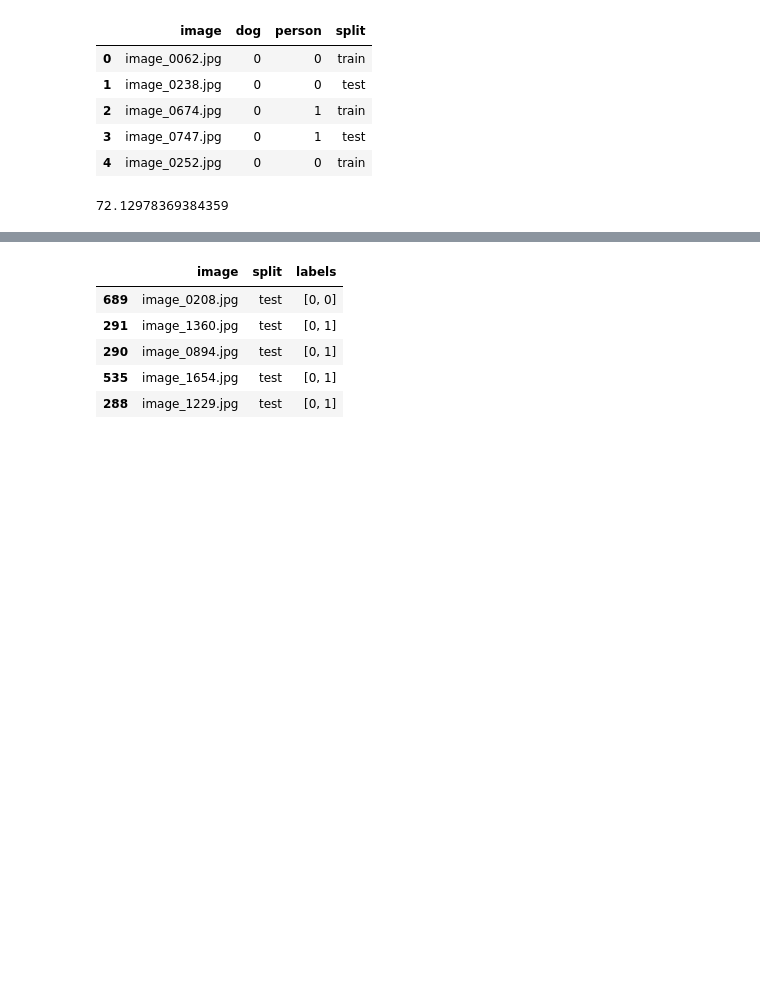
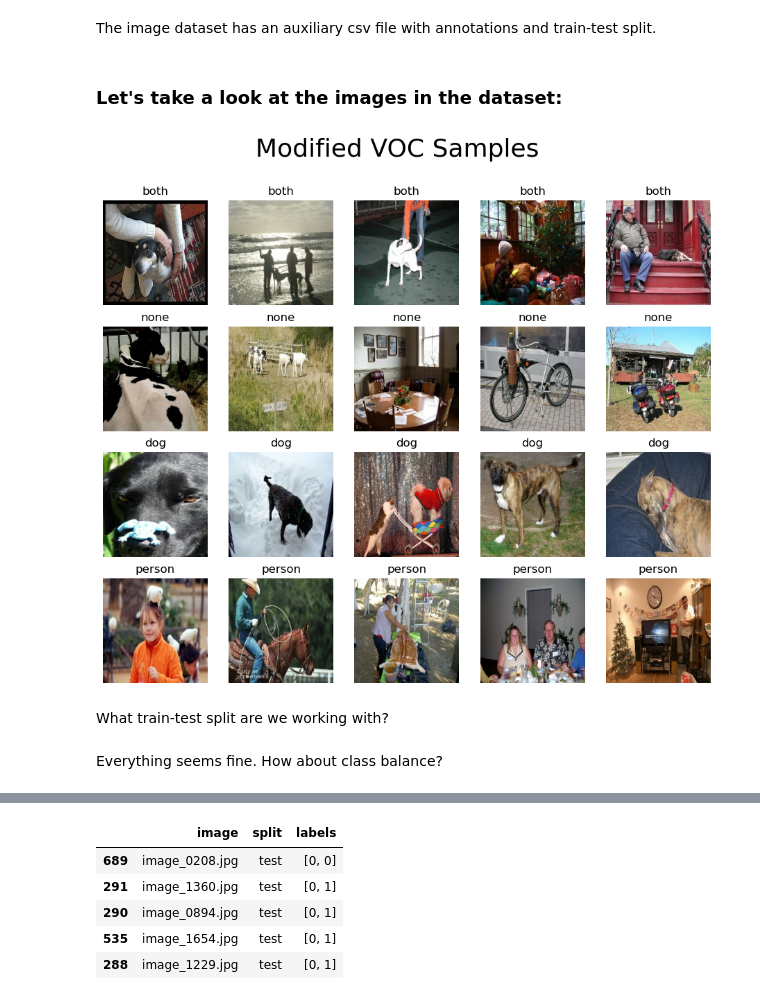
Before and after one commit to giovannigaiardo/cnn-dog-person-classifier, a Jupyter notebook: tests.ipynb, the cells around one changed output, grey strips where cells are left out. Cells and saved outputs as stored; diff of their text form; code cells hidden in the pictures; blank space fills up the shorter version.

```diff
--- a/tests.ipynb
+++ b/tests.ipynb
@@ -31,13 +19,2 @@ Name: image, Length: 1202, dtype: object>
-# %%
-annotations_df.head()
-# %% [output]
-|  | image | dog | person | split |
-| 0 | image_0062.jpg | 0 | 0 | train |
-| 1 | image_0238.jpg | 0 | 0 | test |
-| 2 | image_0674.jpg | 0 | 1 | train |
-| 3 | image_0747.jpg | 0 | 1 | test |
-| 4 | image_0252.jpg | 0 | 0 | train |
-# %%
-annotations_df['split'].value_counts()['train']*100/len(annotations_df.index)
-# %% [output]
-72.12978369384359
+# %% [markdown]
+The image dataset has an auxiliary csv file with annotations and train-test split.
@@ -43,0 +23,10 @@ annotations_df['split'].value_counts()['train']*100/len(annotations_df.index)
+# %% [markdown]
+### Let's take a look at the images in the dataset:
+# %%
+fig = visualize_samples(dataset_csv_path=dataset_annotations_path, samples_per_class=5)
+fig.suptitle("Modified VOC Samples", fontsize=26)
+plt.show()
+# %% [output]
+[figure, added]
+# %% [markdown]
+What train-test split are we working with?
@@ -43,0 +39,2 @@ annotations_df['split'].value_counts()['train']*100/len(annotations_df.index)
+# %% [markdown]
+Everything seems fine. How about class balance?
```
Also changed, not shown: parts of 37 cells of this notebook.
